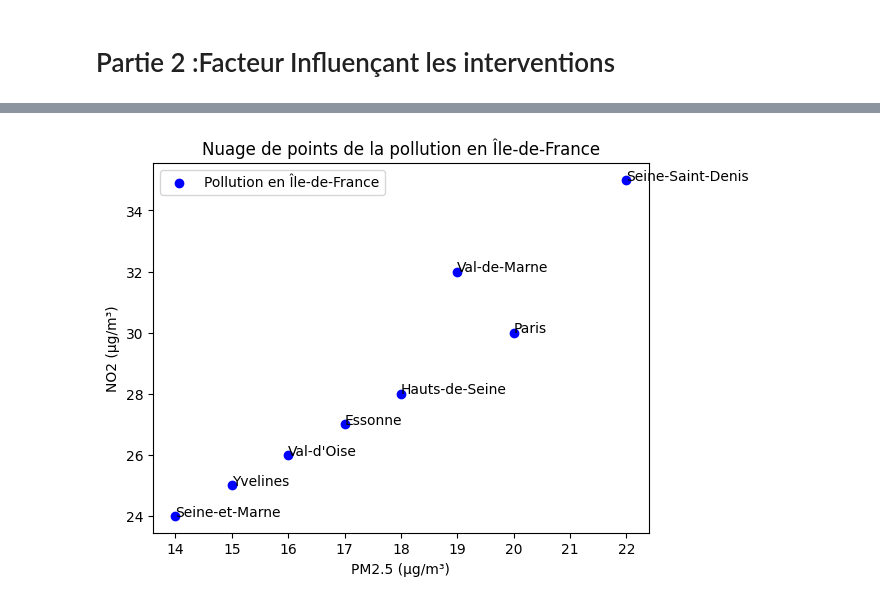
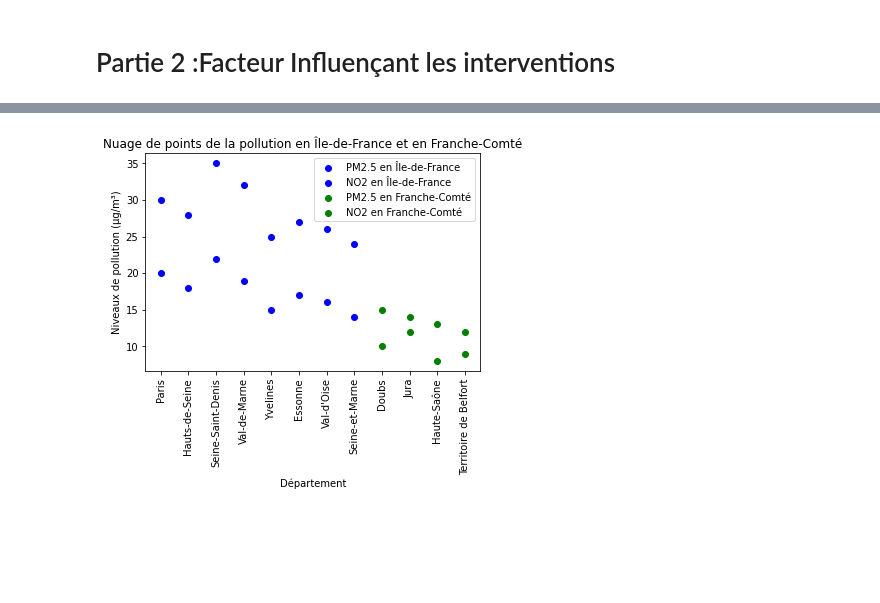
Before and after one commit to Clement-Szewczyk/L3SDN_Projet_Proba, a Jupyter notebook: Projet.ipynb, the cells around one changed output, grey strips where cells are left out. Saved outputs shown, nothing was run; the diff lists cells and outputs as text; code cells hidden in the pictures; blank space fills up the shorter version.

```diff
--- a/Projet.ipynb
+++ b/Projet.ipynb
@@ -436,27 +440,40 @@ plt.show()
 # %%
+import matplotlib.pyplot as plt
 
 # Données fictives pour la pollution en Île-de-France
-regions = ['Paris', 'Hauts-de-Seine', 'Seine-Saint-Denis', 'Val-de-Marne', 'Yvelines', 'Essonne', 'Val-d\'Oise', 'Seine-et-Marne']
-pm25 = [20, 18, 22, 19, 15, 17, 16, 14]  # Niveaux de PM2.5
-no2 = [30, 28, 35, 32, 25, 27, 26, 24]   # Niveaux de NO2
+regions_idf = ['Paris', 'Hauts-de-Seine', 'Seine-Saint-Denis', 'Val-de-Marne', 'Yvelines', 'Essonne', 'Val-d\'Oise', 'Seine-et-Marne']
+pm25_idf = [20, 18, 22, 19, 15, 17, 16, 14]  # Niveaux de PM2.5
+no2_idf = [30, 28, 35, 32, 25, 27, 26, 24]   # Niveaux de NO2
+
+# Données fictives pour la pollution en Franche-Comté
+regions_fc = ['Doubs', 'Jura', 'Haute-Saône', 'Territoire de Belfort']
+pm25_fc = [10, 12, 8, 9]  # Niveaux de PM2.5
+no2_fc = [15, 14, 13, 12]   # Niveaux de NO2
+
+# Fusionner les données pour les deux régions
+regions = regions_idf + regions_fc
+pm25 = pm25_idf + pm25_fc
+no2 = no2_idf + no2_fc
 
 # Créer le nuage de points
-plt.scatter(pm25, no2, color='blue', label='Pollution en Île-de-France')
+plt.scatter(regions[:len(pm25_idf)], pm25_idf, color='blue', label='PM2.5 en Île-de-France')
+plt.scatter(regions[:len(pm25_idf)], no2_idf, color='blue', label='NO2 en Île-de-France')
+plt.scatter(regions[len(pm25_idf):], pm25_fc, color='green', label='PM2.5 en Franche-Comté')
+plt.scatter(regions[len(pm25_idf):], no2_fc, color='green', label='NO2 en Franche-Comté')
 
 # Ajouter des labels et un titre
-plt.xlabel('PM2.5 (µg/m³)')
-plt.ylabel('NO2 (µg/m³)')
-plt.title('Nuage de points de la pollution en Île-de-France')
+plt.xlabel('Département')
+plt.ylabel('Niveaux de pollution (µg/m³)')
+plt.title('Nuage de points de la pollution en Île-de-France et en Franche-Comté')
 plt.legend()
 
-# Ajouter des annotations pour les régions
-for i, region in enumerate(regions):
-    plt.annotate(region, (pm25[i], no2[i]))
+# Rotation des labels de l'axe x pour une meilleure lisibilité
+plt.xticks(rotation=90)
 
 # Afficher le graphique
 plt.show()
 # %% [output]
-[figure, old version]
+[figure, new version]
 # %%
 # Filtrer les données pour la région Auvergne-Rhône-Alpes
 df_auvergne_rhone_alpes = df[df['Région'] == 'Auvergne-Rhône-Alpes']
```
Also changed, not shown: parts of 7 cells of this notebook.
